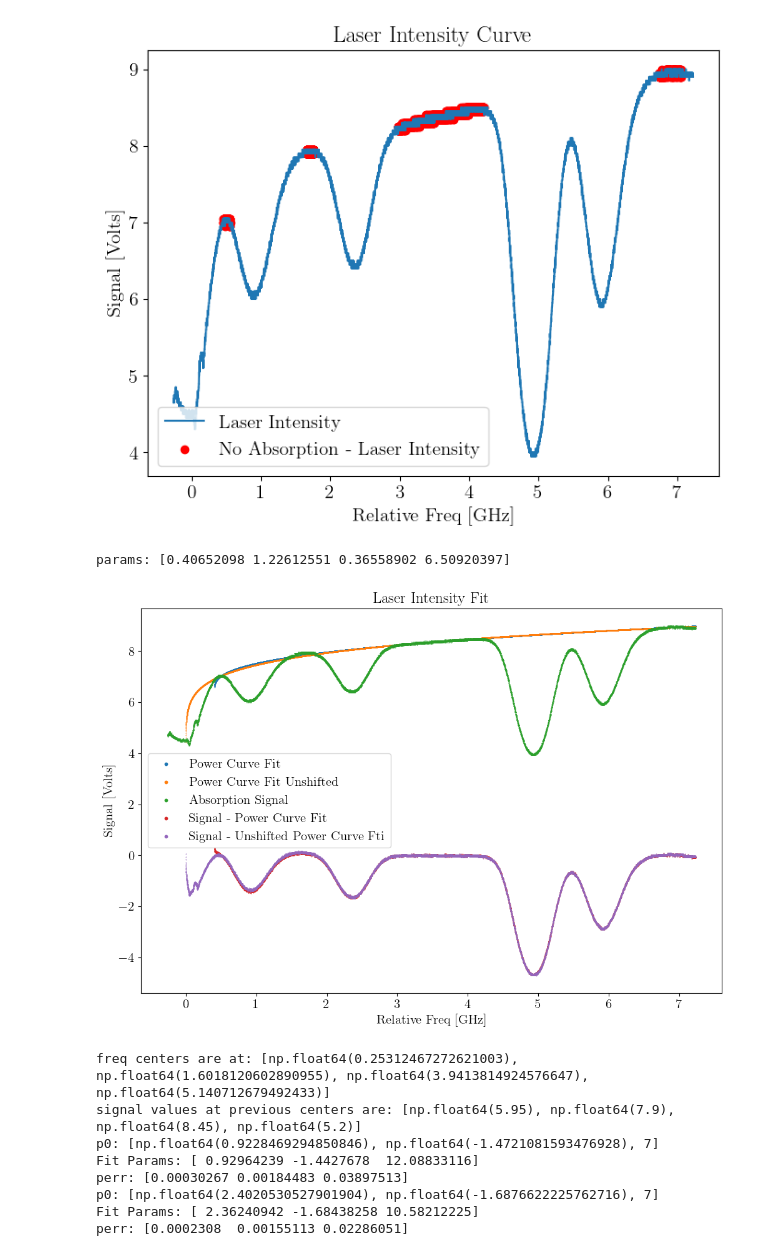
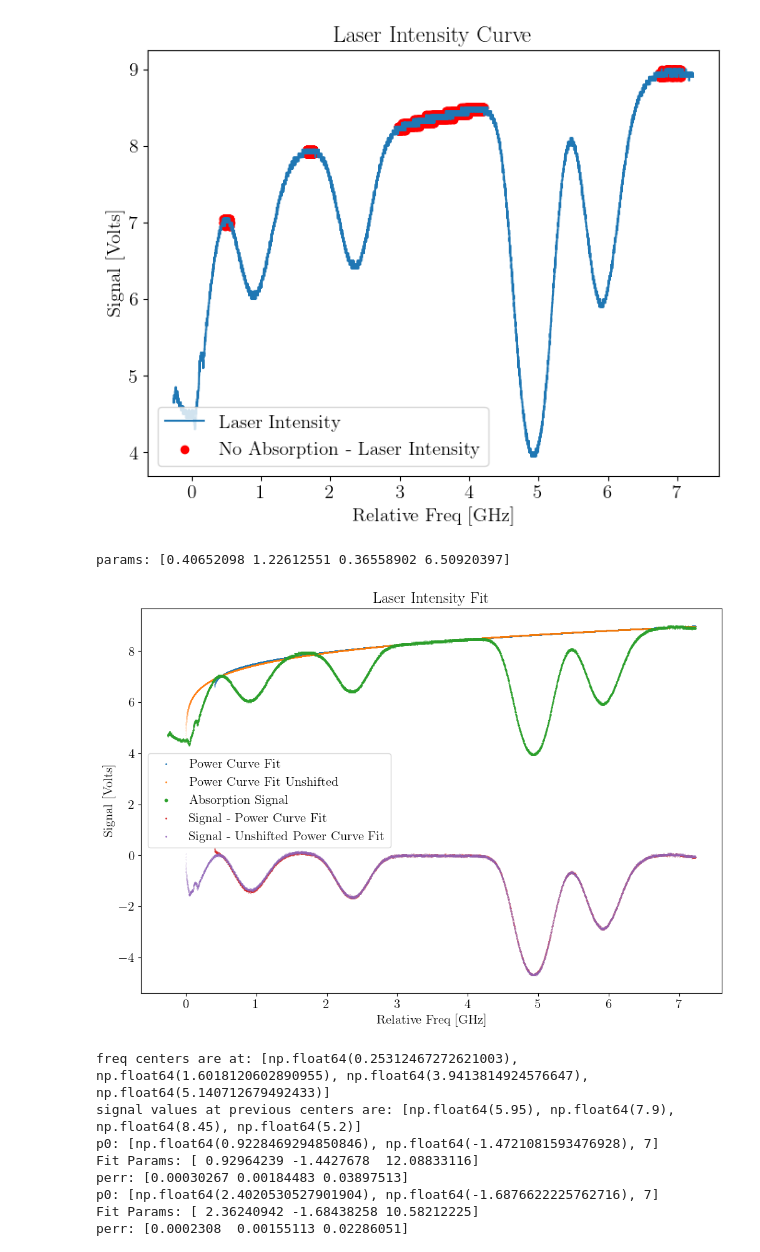
Before and after one commit to andres-luengo/alden-andres-max-most-dangerous-4450-trio, a Jupyter notebook: rb-spectroscopy/doppler_broadening.ipynb, the cells around one changed output. Drawn from its saved outputs; the diff is of its cells as text; code cells hidden in the pictures.

```diff
--- a/rb-spectroscopy/doppler_broadening.ipynb
+++ b/rb-spectroscopy/doppler_broadening.ipynb
@@ -256,38 +256,38 @@ p1 = [a_guess, b_guess, c_guess]
 las_int_popt, las_int_pcov = scipy.optimize.curve_fit(
     laser_amp_curve_model,
     power_curve_x,
     power_curve_y,
     p0=p0,
     maxfev=100000
 )
 
 las_int_popt2, las_int_pcov2 = scipy.optimize.curve_fit(
     laser_amp_curve_model_fixed,
     power_curve_x,
     power_curve_y,
     p0=p1,
     maxfev=100000
 )
 
 print(f"params: {las_int_popt}")
 
 power_curve_fit1 = laser_amp_curve_model(freqs, *las_int_popt)
 power_curve_fit2 = laser_amp_curve_model_fixed(freqs, *las_int_popt2)
 plt.figure(figsize=(12,8))
 plt.title("Laser Intensity Fit")
 plt.xlabel("Relative Freq [GHz]")
 plt.ylabel("Signal [Volts]")
-plt.scatter(freqs, power_curve_fit1,s=.1,label="Power Curve Fit")
-plt.scatter(freqs, power_curve_fit2,s=.1,label="Power Curve Fit Unshifted")
+plt.scatter(freqs, power_curve_fit1,s=.01,label="Power Curve Fit")
+plt.scatter(freqs, power_curve_fit2,s=.01,label="Power Curve Fit Unshifted")
 plt.scatter(freqs, signal,s=.1,label="Absorption Signal")
-plt.scatter(freqs, signal-power_curve_fit1,s=.1,label="Signal - Power Curve Fit")
-plt.scatter(freqs, signal - power_curve_fit2,s=.1,label="Signal - Unshifted Power Curve Fti")
+plt.scatter(freqs, signal-power_curve_fit1,s=.01,label="Signal - Power Curve Fit")
+plt.scatter(freqs, signal - power_curve_fit2,s=.01,label="Signal - Unshifted Power Curve Fit")
 plt.legend(markerscale=10)
 plt.savefig("LaserIntensityFit.png")
 plt.show()
 # %% [output]
 params: [0.40652098 1.22612551 0.36558902 6.50920397]
-[figure, old version]
+[figure, new version]
 # %%
 # For each dip, try to fit it with a gaussian of the form
 def gauss_linear(x, x0, a, b):
```
Also changed, not shown: parts of 1 cell of this notebook.
